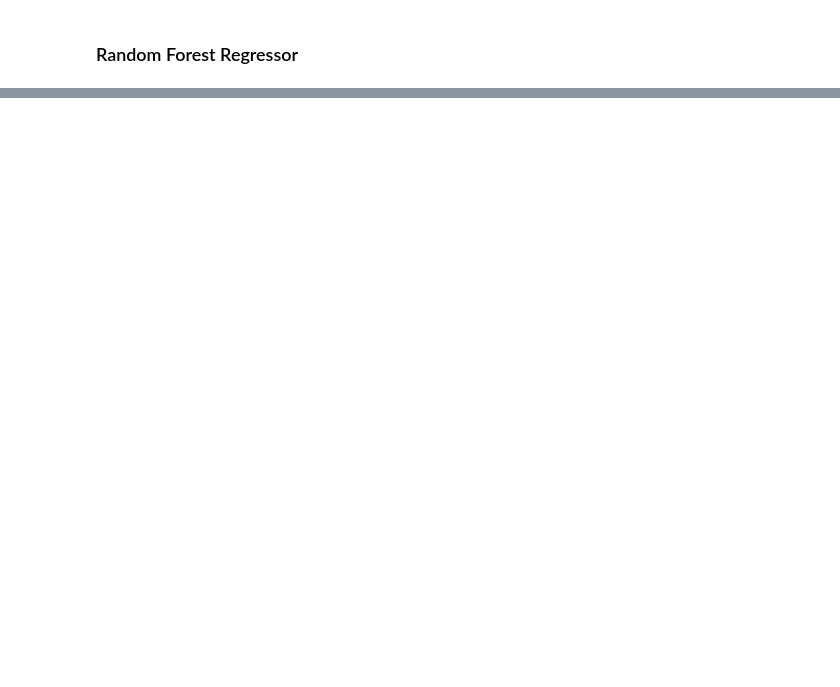
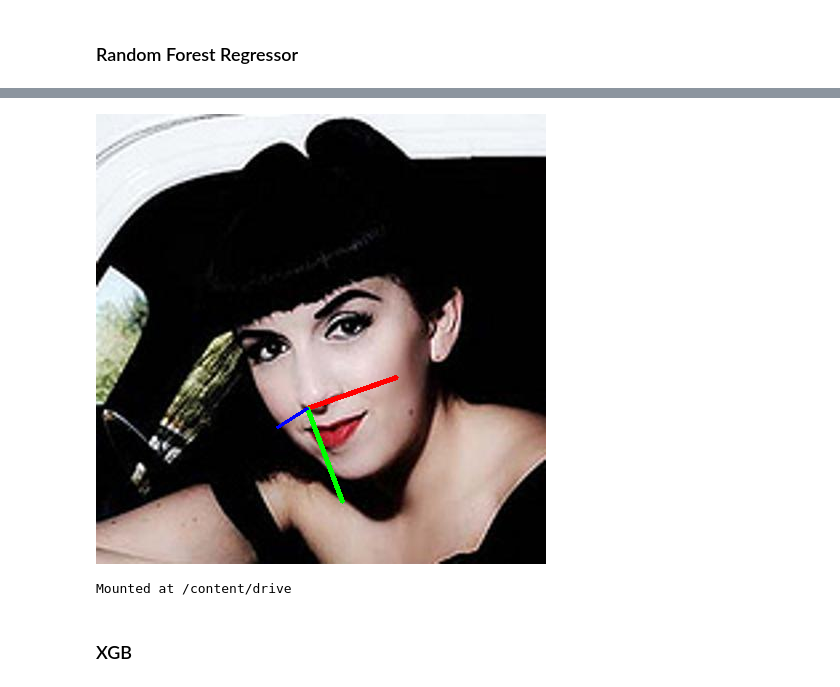
Before and after one commit to alaa-shehab/Head-Pose-Estimation, a Jupyter notebook: ML1_Head_Pose_Estimation_Project.ipynb, the cells around one changed output, grey strips where cells are left out. Saved outputs shown, nothing was run; the diff lists cells and outputs as text; code cells hidden in the pictures; blank space fills up the shorter version.

```diff
--- a/ML1_Head_Pose_Estimation_Project.ipynb
+++ b/ML1_Head_Pose_Estimation_Project.ipynb
@@ -586,0 +676,14 @@ print("MAE on Validation Set:", mae)
+# %%
+img = '/content/AFLW2000/image00008.jpg'
+frame = cv2.imread(img)
+nose, pitch, yaw, roll = pose_predict(frame,pitch_rf, yaw_rf, roll_rf)
+cv2_imshow(draw_axis(frame, pitch, yaw,roll, nose[:,0]*frame.shape[1], nose[:,1]*frame.shape[0]))
+# %% [output]
+[figure, added]
+# %%
+from google.colab import drive
+drive.mount('/content/drive')
+# %% [output]
+Mounted at /content/drive
+# %% [markdown]
+### XGB
```
Also changed, not shown: parts of 38 cells of this notebook.
